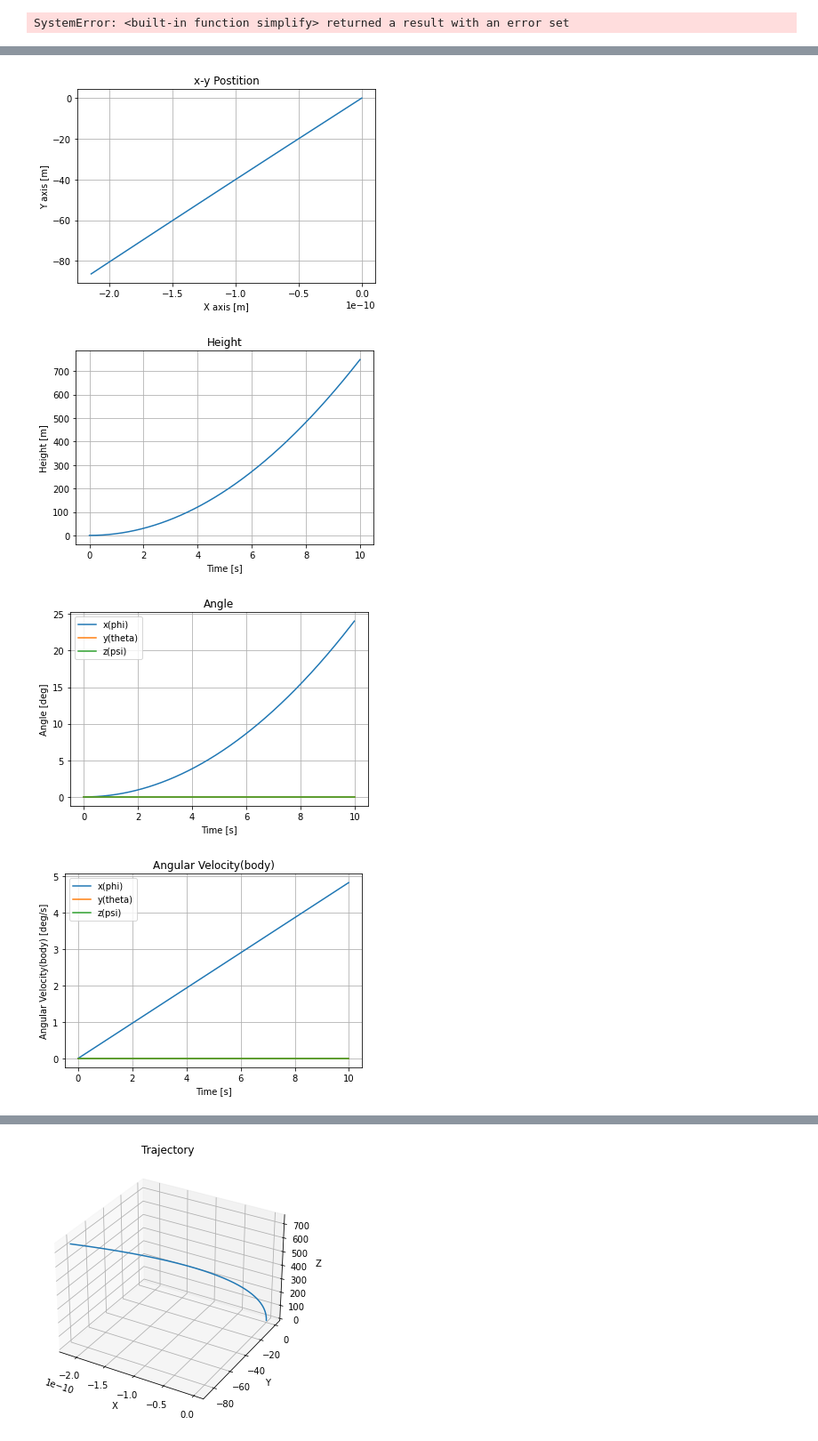
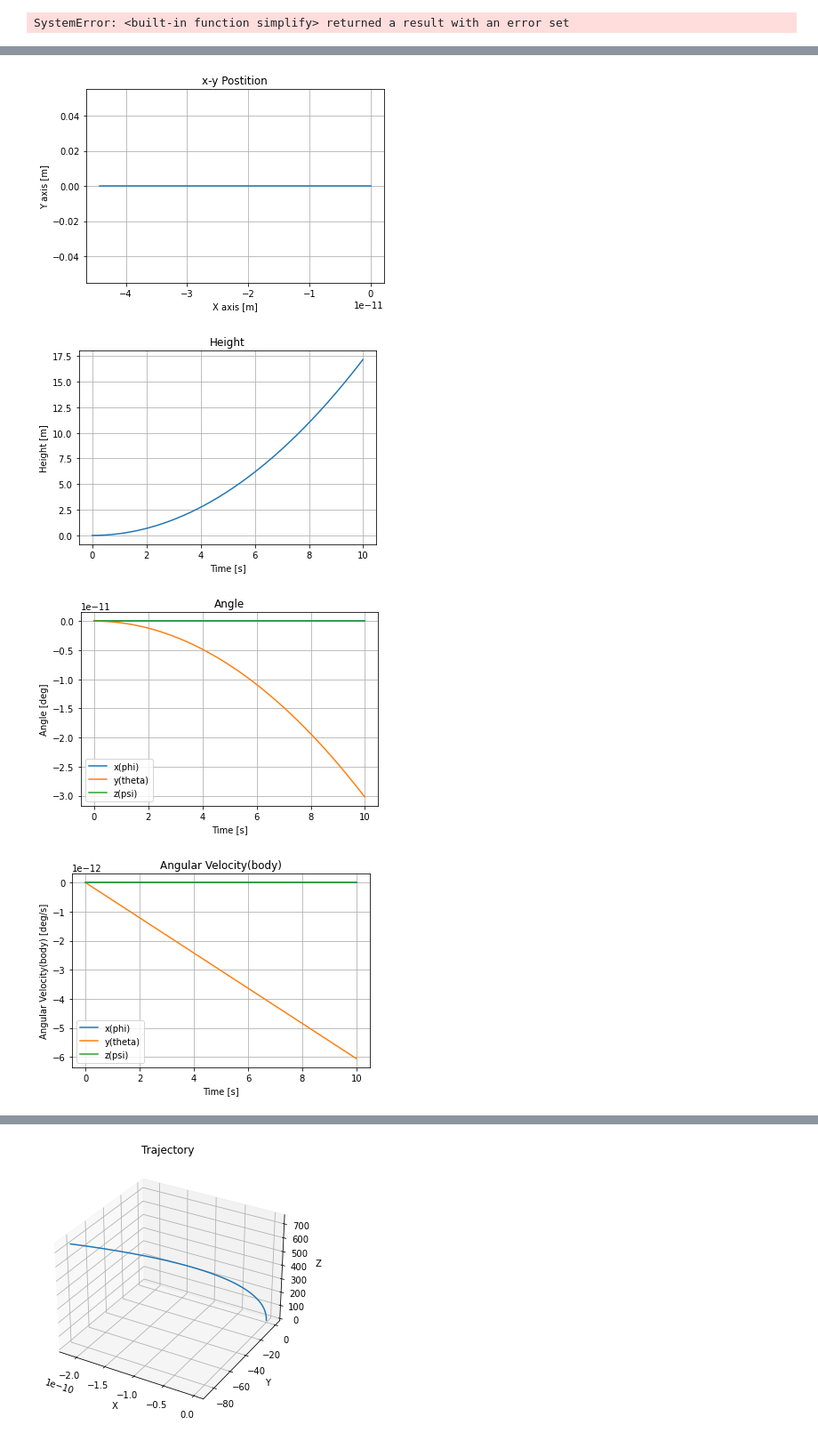
Before and after one commit to jjffkkgg/pytorch_practice, a Jupyter notebook: python/reference_nb/quadrotor_sim.ipynb, the cells around one changed output, grey strips where cells are left out. Shown at 89% size. Drawn from its saved outputs; the diff is of its cells as text; code cells hidden in the pictures.

```diff
--- a/python/reference_nb/quadrotor_sim.ipynb
+++ b/python/reference_nb/quadrotor_sim.ipynb
@@ -252,12 +252,12 @@ def optimize_trajectory(eqs, x0, p, t0, tf, h):
     x_vect = x0
 
     for t, u in zip(t_vect, ca.vertsplit(u_vect,1)):
-        res = scipy.integrate.solve_ivp(
-            fun=lambda t, x: np.array(eqs['rhs'](x, u, p)).reshape(-1),
-            t_span=[t, t+h], t_eval=[t+h], y0=xi
-        )
-        x = res['y']
-        # x = rk4(lambda t, x: eqs['rhs'](x, u, p), t, x, h)
+        # res = scipy.integrate.solve_ivp(
+        #     fun=lambda t, x: np.array(eqs['rhs'](x, u, p)).reshape(-1),
+        #     t_span=[t, t+h], t_eval=[t+h], y0=x0
+        # )
+        # x = res['y']
+        x = rk4(lambda t, x: eqs['rhs'](x, u, p), t, x, h)
         x_vect = ca.horzcat(x_vect, x)
     # NLP declaration
     nlp = {'x':u_vect,'f':objective(eqs, x, u_vect, p),'g':constraint(eqs, x_vect , u_vect, p)}
@@ -335,7 +335,7 @@ def simulate(eqs: dict, dt: float, tf: float):
     Jy = 0.021                              # Moment of inertia Iyy [kg*m^2]
     Jz = 0.042                              # Moment of inertia Izz [kg*m^2]
     p = [m, l_arm, r, rho, V, kV, CT, Cm, g, Jx, Jy, Jz]
-    u0 = [0.0001,0.00,0.00,4]
+    u0 = [0,0.00,0.00,2.55]
     t_vect = np.arange(0, tf, dt)
     xi = x0
     data = {
@@ -371,9 +371,9 @@ if __name__ == "__main__":
 
     fig1 = plt.figure(1)
     ax = Axes3D(fig1)
-    ax.set_xlim3d(-100,100)
-    ax.set_ylim3d(-100,100)
-    ax.set_zlim3d(0,100)
+    # ax.set_xlim3d(-100,100)
+    # ax.set_ylim3d(-100,100)
+    # ax.set_zlim3d(0,100)
     plt.plot(data['x'][:,9],
              data['x'][:,10],
              data['x'][:,11])
@@ -432,4 +432,4 @@ if __name__ == "__main__":
-[figure, old version]
+[figure, new version]
-[figure, old version]
+[figure, new version]
-[figure, old version]
+[figure, new version]
-[figure, old version]
+[figure, new version]
```
Also changed, not shown: parts of 1 cell of this notebook, 13 other files.
